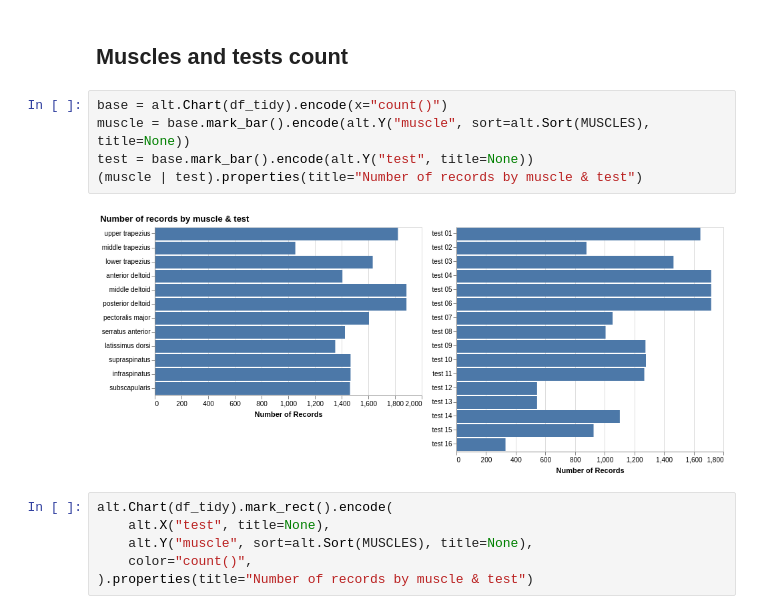
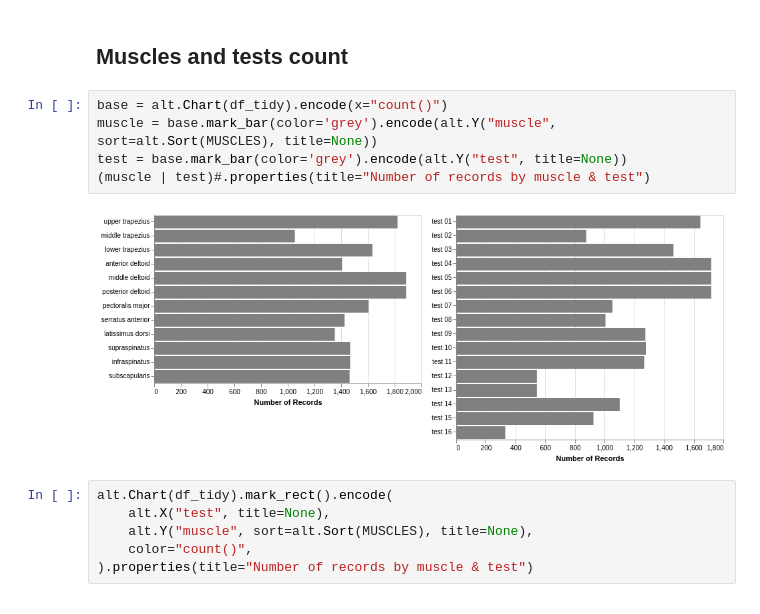
Before and after one commit to romainmartinez/mvc, a Jupyter notebook: mvc.ipynb, the cells around one changed output. Cells and saved outputs as stored; diff of their text form.

```diff
--- a/mvc.ipynb
+++ b/mvc.ipynb
@@ -127,11 +131,11 @@ DataTransformerRegistry.enable('json')
 ## Muscles and tests count
 # %%
 base = alt.Chart(df_tidy).encode(x="count()")
-muscle = base.mark_bar().encode(alt.Y("muscle", sort=alt.Sort(MUSCLES), title=None))
-test = base.mark_bar().encode(alt.Y("test", title=None))
-(muscle | test).properties(title="Number of records by muscle & test")
+muscle = base.mark_bar(color='grey').encode(alt.Y("muscle", sort=alt.Sort(MUSCLES), title=None))
+test = base.mark_bar(color='grey').encode(alt.Y("test", title=None))
+(muscle | test)#.properties(title="Number of records by muscle & test")
 # %% [output]
-[figure, old version]
+[figure, new version]
 # %%
 alt.Chart(df_tidy).mark_rect().encode(
     alt.X("test", title=None),
```
Also changed, not shown: parts of 29 cells of this notebook, 14 other files.
